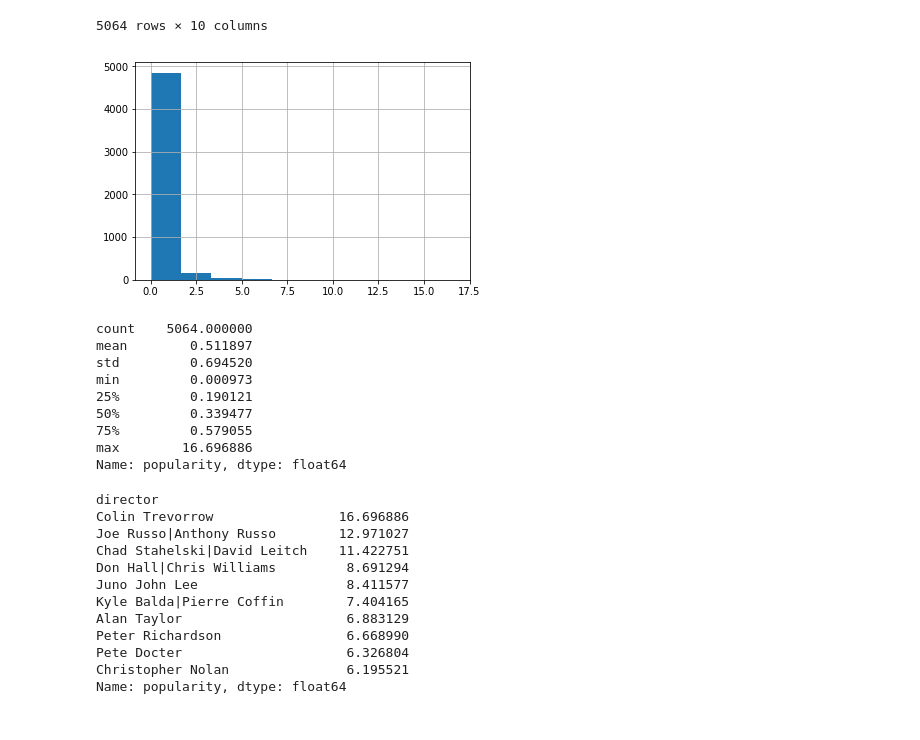
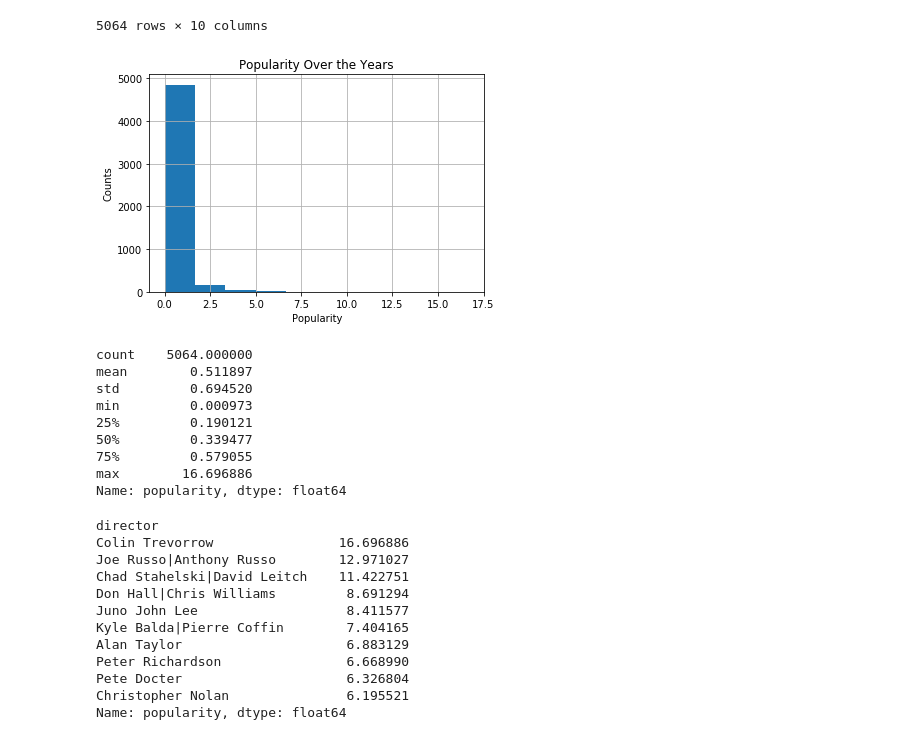
Before and after one commit to nirupamaprv/Investigate_Dataset, a Jupyter notebook: Investigate_a_Dataset_TMDb_Directors_NirupamaPV.ipynb, the cells around one changed output. Saved outputs shown, nothing was run; the diff lists cells and outputs as text; code cells hidden in the pictures.

Commit message:
add updated Director EDA on TMDb dataset

```diff
--- a/Investigate_a_Dataset_TMDb_Directors_NirupamaPV.ipynb
+++ b/Investigate_a_Dataset_TMDb_Directors_NirupamaPV.ipynb
@@ -297,20 +305,26 @@ director_df.median()
 5064 rows × 10 columns
-# %%
-dir_mean_df['popularity'].hist();
-# %% [output]
-[figure, removed]
-# %%
-dir_mean_df['popularity'].describe()
-# %% [output]
-count    5064.000000
-mean        0.511897
-std         0.694520
-min         0.000973
-25%         0.190121
-50%         0.339477
-75%         0.579055
-max        16.696886
-Name: popularity, dtype: float64
+# %%
+# we plot a histogram of each popularity garnered by directors
+dir_mean_df['popularity'].hist();
+plt.xlabel('Popularity')
+plt.ylabel('Counts')
+plt.title('Popularity Over the Years');
+# %% [output]
+[figure, added]
+# %%
+# inspecting the statistics for the popularity of directors as a whole
+#for thsi we take statistics for the dataset grouped by 'director' variable which was created in preceding steps
+dir_mean_df['popularity'].describe()
+# %% [output]
+count    5064.000000
+mean        0.511897
+std         0.694520
+min         0.000973
+25%         0.190121
+50%         0.339477
+75%         0.579055
+max        16.696886
+Name: popularity, dtype: float64
 # %%
 # directors with maximum popularity ratings
 dir_mean_df['popularity'].nlargest(10)
```
Also changed, not shown: parts of 27 cells of this notebook.
